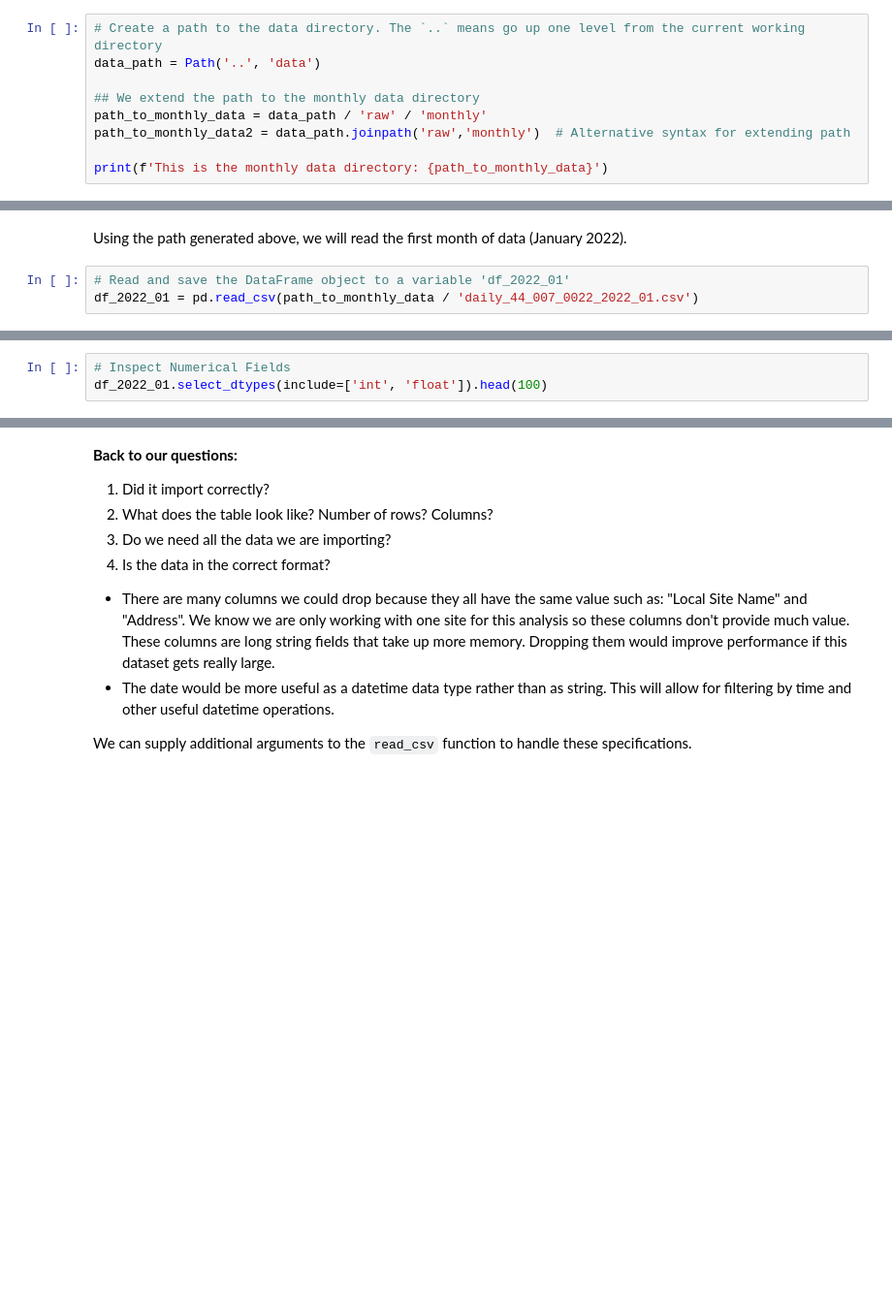
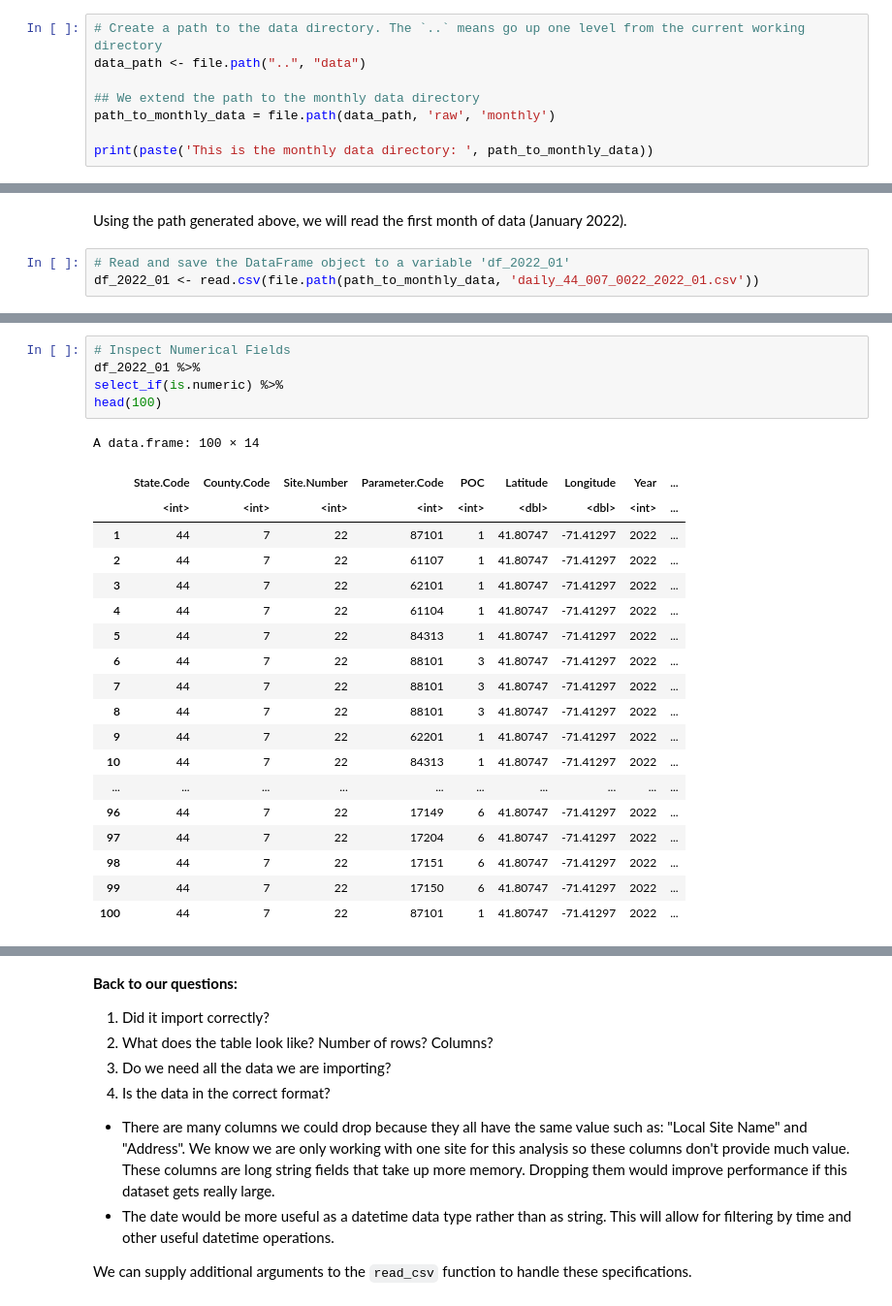
Before and after one commit to MPA-2065-FA24/mpa2065-fall2024, a Jupyter notebook: exploratory_data_analysis/notebooks/1.0-gtd-eda-walkthrough.ipynb, the cells around one changed output, grey strips where cells are left out. Shown at 97% size. Saved outputs shown, nothing was run; the diff lists cells and outputs as text; blank space fills up the shorter version.

Commit message:
refactor: up to inspecting data frame

```diff
--- a/exploratory_data_analysis/notebooks/1.0-gtd-eda-walkthrough.ipynb
+++ b/exploratory_data_analysis/notebooks/1.0-gtd-eda-walkthrough.ipynb
@@ -99,10 +81,9 @@ project
 We will be using package `os` and `Path` from `pathlib` to create out directory path because it standardizes pathing between operating systems. Path separators are different between Unix (Mac & Linux; using `/`) and Windows (using `\`) operating systems. Avoiding full string paths makes the code universal.
 # %%
 # Create a path to the data directory. The `..` means go up one level from the current working directory
-data_path = Path('..', 'data')
+data_path <- file.path("..", "data")
 
 ## We extend the path to the monthly data directory
-path_to_monthly_data = data_path / 'raw' / 'monthly'
-path_to_monthly_data2 = data_path.joinpath('raw','monthly')  # Alternative syntax for extending path
+path_to_monthly_data = file.path(data_path, 'raw', 'monthly')
 
-print(f'This is the monthly data directory: {path_to_monthly_data}')
+print(paste('This is the monthly data directory: ', path_to_monthly_data))
@@ -110,7 +93,7 @@ print(f'This is the monthly data directory: {path_to_monthly_data}')
 Using the path generated above, we will read the first month of data (January 2022).
 # %%
 # Read and save the DataFrame object to a variable 'df_2022_01'
-df_2022_01 = pd.read_csv(path_to_monthly_data / 'daily_44_007_0022_2022_01.csv')
+df_2022_01 <- read.csv(file.path(path_to_monthly_data, 'daily_44_007_0022_2022_01.csv'))
 # %% [markdown]
 ## 3. Inspecting DataFrame Structure
 Now that we have imported the data to a DataFrame. Some questions we are curious about:
@@ -174,4 +226,26 @@ What is an "object" dtype?
 # %%
 # Inspect Numerical Fields
-df_2022_01.select_dtypes(include=['int', 'float']).head(100)
+df_2022_01 %>%
+select_if(is.numeric) %>%
+head(100)
+# %% [output]
+A data.frame: 100 × 14
+|  | State.Code | County.Code | Site.Number | Parameter.Code | POC | Latitude | Longitude | Year | ... |
+|  | <int> | <int> | <int> | <int> | <int> | <dbl> | <dbl> | <int> | ... |
+| 1 | 44 | 7 | 22 | 87101 | 1 | 41.80747 | -71.41297 | 2022 | ... |
+| 2 | 44 | 7 | 22 | 61107 | 1 | 41.80747 | -71.41297 | 2022 | ... |
+| 3 | 44 | 7 | 22 | 62101 | 1 | 41.80747 | -71.41297 | 2022 | ... |
+| 4 | 44 | 7 | 22 | 61104 | 1 | 41.80747 | -71.41297 | 2022 | ... |
+| 5 | 44 | 7 | 22 | 84313 | 1 | 41.80747 | -71.41297 | 2022 | ... |
+| 6 | 44 | 7 | 22 | 88101 | 3 | 41.80747 | -71.41297 | 2022 | ... |
+| 7 | 44 | 7 | 22 | 88101 | 3 | 41.80747 | -71.41297 | 2022 | ... |
+| 8 | 44 | 7 | 22 | 88101 | 3 | 41.80747 | -71.41297 | 2022 | ... |
+| 9 | 44 | 7 | 22 | 62201 | 1 | 41.80747 | -71.41297 | 2022 | ... |
+| 10 | 44 | 7 | 22 | 84313 | 1 | 41.80747 | -71.41297 | 2022 | ... |
+| ... | ... | ... | ... | ... | ... | ... | ... | ... | ... |
+| 96 | 44 | 7 | 22 | 17149 | 6 | 41.80747 | -71.41297 | 2022 | ... |
+| 97 | 44 | 7 | 22 | 17204 | 6 | 41.80747 | -71.41297 | 2022 | ... |
+| 98 | 44 | 7 | 22 | 17151 | 6 | 41.80747 | -71.41297 | 2022 | ... |
+| 99 | 44 | 7 | 22 | 17150 | 6 | 41.80747 | -71.41297 | 2022 | ... |
+| 100 | 44 | 7 | 22 | 87101 | 1 | 41.80747 | -71.41297 | 2022 | ... |
 # %%
```
Also changed, not shown: parts of 23 cells of this notebook.
